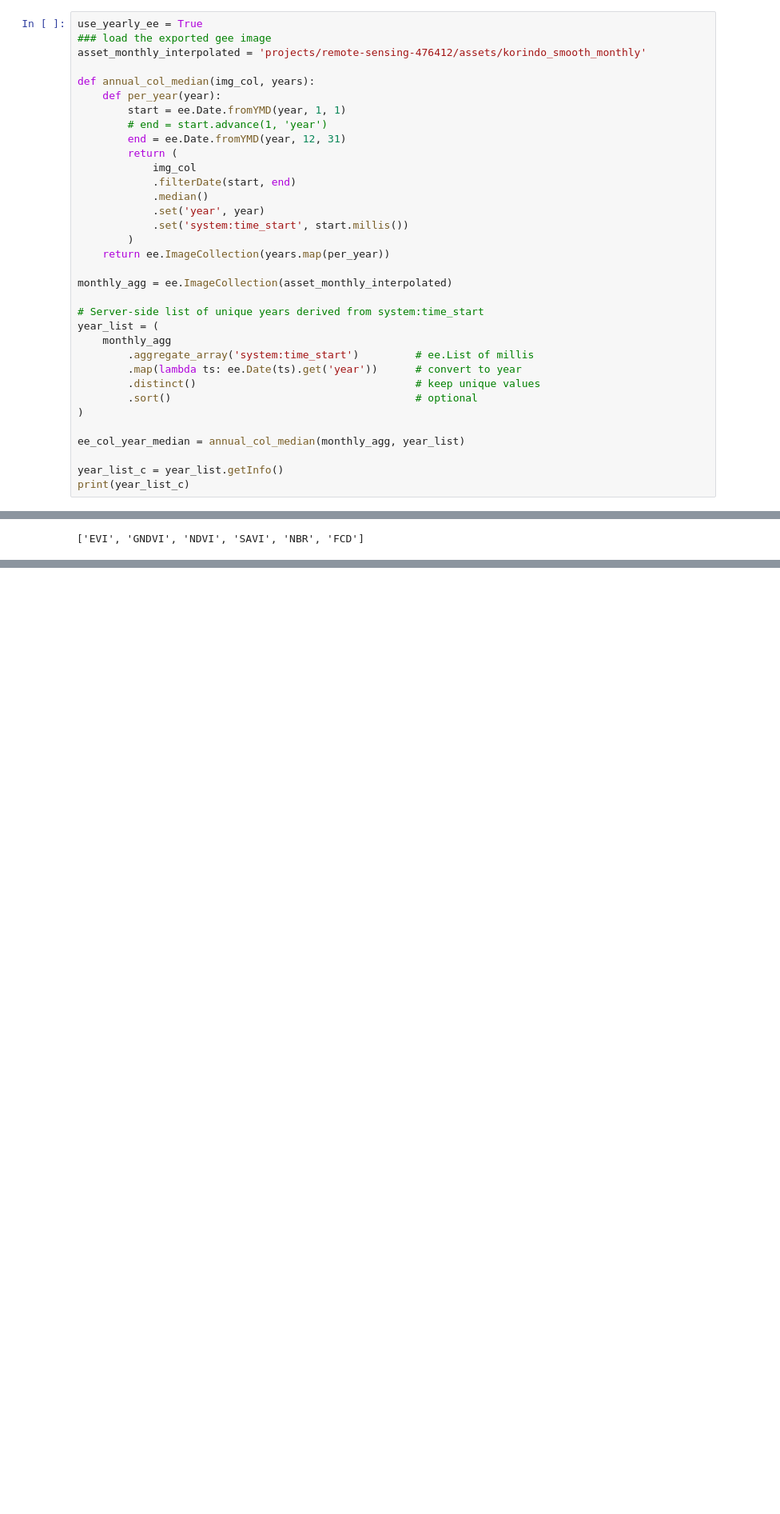
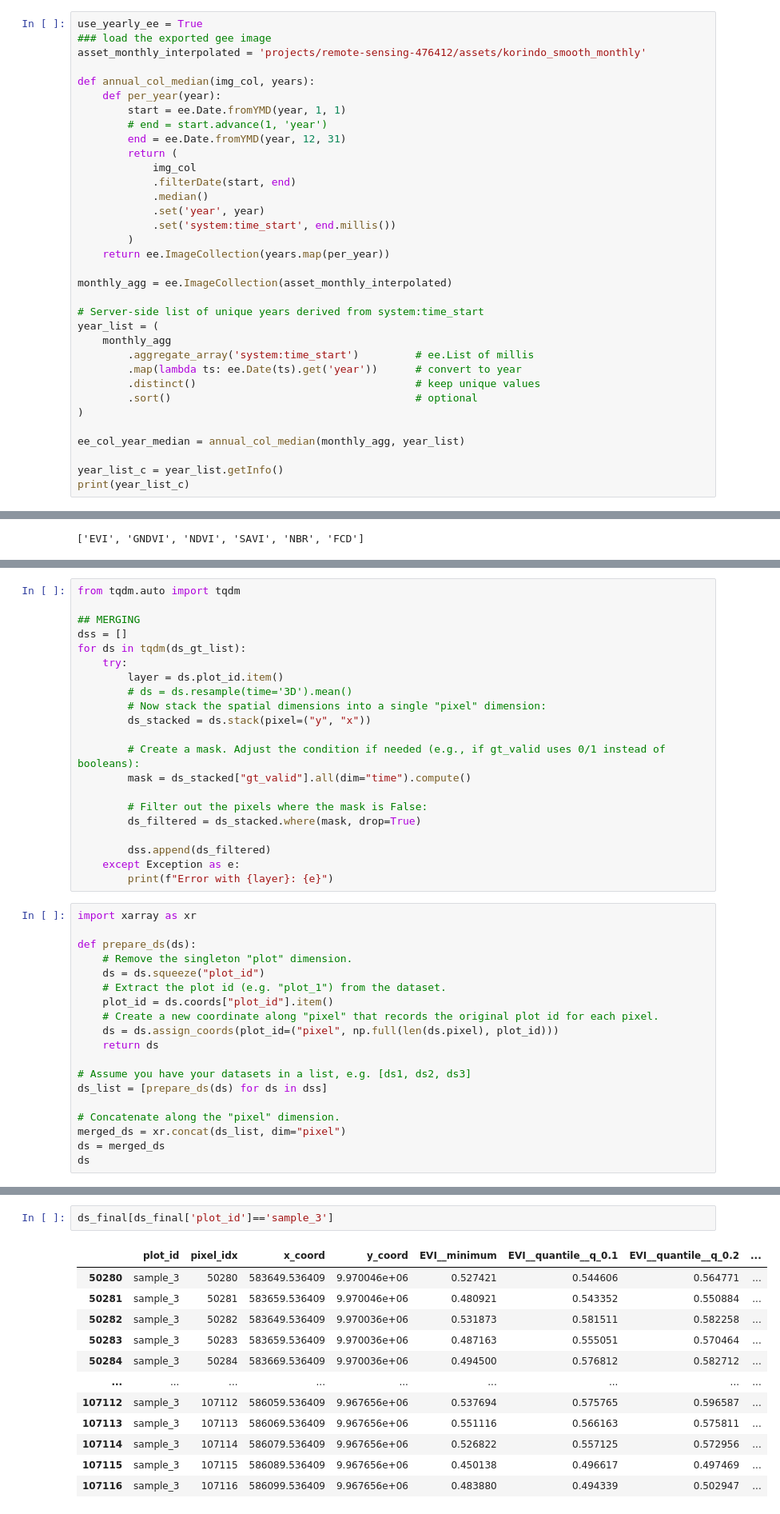
Before and after one commit to miqbalf/gis-carbon-ai, a Jupyter notebook: jupyter/notebooks/02p_adding_si_tsfresh_annual_ndvi_evi.ipynb, the cells around one changed output, grey strips where cells are left out. Shown: that part at 80% size. Saved outputs shown, nothing was run; the diff lists cells and outputs as text; blank space fills up the shorter version.

```diff
--- a/jupyter/notebooks/02p_adding_si_tsfresh_annual_ndvi_evi.ipynb
+++ b/jupyter/notebooks/02p_adding_si_tsfresh_annual_ndvi_evi.ipynb
@@ -50,7 +50,7 @@ def annual_col_median(img_col, years):
             .filterDate(start, end)
             .median()
             .set('year', year)
-            .set('system:time_start', start.millis())
+            .set('system:time_start', end.millis())
         )
     return ee.ImageCollection(years.map(per_year))
 
@@ -654,0 +1223,40 @@ EPSG:32749
+# %%
+from tqdm.auto import tqdm
+
+## MERGING
+dss = []
+for ds in tqdm(ds_gt_list):
+    try:
+        layer = ds.plot_id.item()
+        # ds = ds.resample(time='3D').mean()
+        # Now stack the spatial dimensions into a single "pixel" dimension:
+        ds_stacked = ds.stack(pixel=("y", "x"))
+
+        # Create a mask. Adjust the condition if needed (e.g., if gt_valid uses 0/1 instead of booleans):
+        mask = ds_stacked["gt_valid"].all(dim="time").compute()
+
+        # Filter out the pixels where the mask is False:
+        ds_filtered = ds_stacked.where(mask, drop=True)
+
+        dss.append(ds_filtered)
+    except Exception as e:
+        print(f"Error with {layer}: {e}")
+# %%
+import xarray as xr
+
+def prepare_ds(ds):
+    # Remove the singleton "plot" dimension.
+    ds = ds.squeeze("plot_id")
+    # Extract the plot id (e.g. "plot_1") from the dataset.
+    plot_id = ds.coords["plot_id"].item()
+    # Create a new coordinate along "pixel" that records the original plot id for each pixel.
+    ds = ds.assign_coords(plot_id=("pixel", np.full(len(ds.pixel), plot_id)))
+    return ds
+
+# Assume you have your datasets in a list, e.g. [ds1, ds2, ds3]
+ds_list = [prepare_ds(ds) for ds in dss]
+
+# Concatenate along the "pixel" dimension.
+merged_ds = xr.concat(ds_list, dim="pixel")
+ds = merged_ds
+ds
@@ -654,0 +1738,15 @@ EPSG:32749
+# %%
+ds_final[ds_final['plot_id']=='sample_3']
+# %% [output]
+|  | plot_id | pixel_idx | x_coord | y_coord | EVI__minimum | EVI__quantile__q_0.1 | EVI__quantile__q_0.2 | ... |
+| 50280 | sample_3 | 50280 | 583649.536409 | 9.970046e+06 | 0.527421 | 0.544606 | 0.564771 | ... |
+| 50281 | sample_3 | 50281 | 583659.536409 | 9.970046e+06 | 0.480921 | 0.543352 | 0.550884 | ... |
+| 50282 | sample_3 | 50282 | 583649.536409 | 9.970036e+06 | 0.531873 | 0.581511 | 0.582258 | ... |
+| 50283 | sample_3 | 50283 | 583659.536409 | 9.970036e+06 | 0.487163 | 0.555051 | 0.570464 | ... |
+| 50284 | sample_3 | 50284 | 583669.536409 | 9.970036e+06 | 0.494500 | 0.576812 | 0.582712 | ... |
+| ... | ... | ... | ... | ... | ... | ... | ... | ... |
+| 107112 | sample_3 | 107112 | 586059.536409 | 9.967656e+06 | 0.537694 | 0.575765 | 0.596587 | ... |
+| 107113 | sample_3 | 107113 | 586069.536409 | 9.967656e+06 | 0.551116 | 0.566163 | 0.575811 | ... |
+| 107114 | sample_3 | 107114 | 586079.536409 | 9.967656e+06 | 0.526822 | 0.557125 | 0.572956 | ... |
+| 107115 | sample_3 | 107115 | 586089.536409 | 9.967656e+06 | 0.450138 | 0.496617 | 0.497469 | ... |
+| 107116 | sample_3 | 107116 | 586099.536409 | 9.967656e+06 | 0.483880 | 0.494339 | 0.502947 | ... |
```
Also changed, not shown: parts of 16 cells of this notebook, 7 other files.
